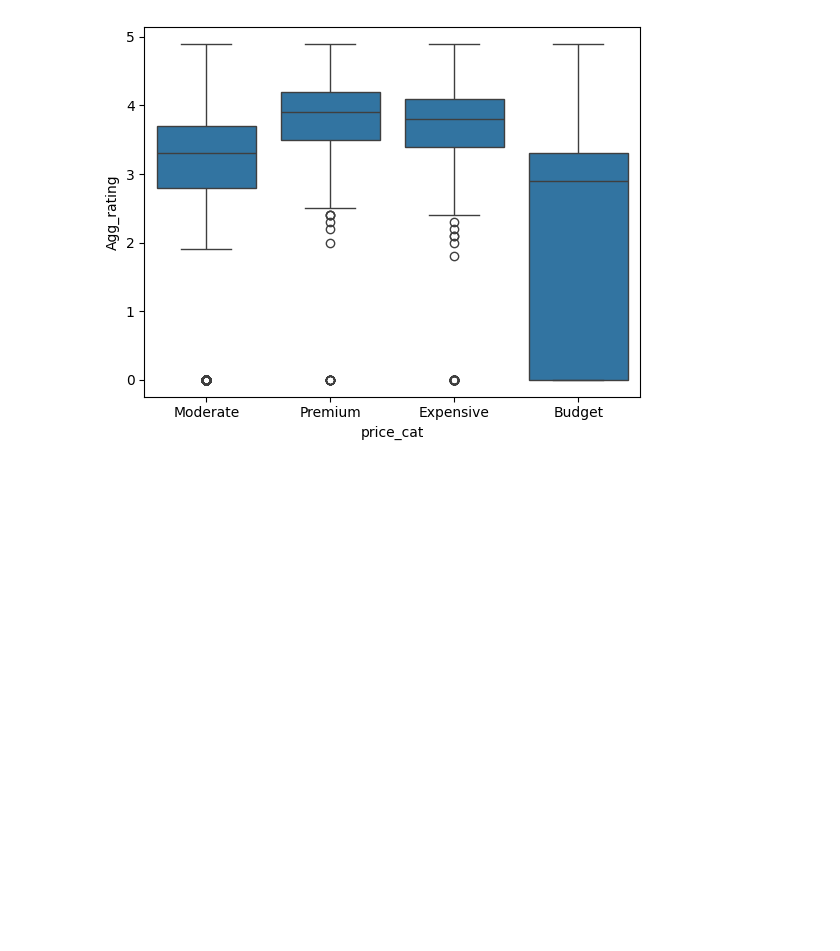
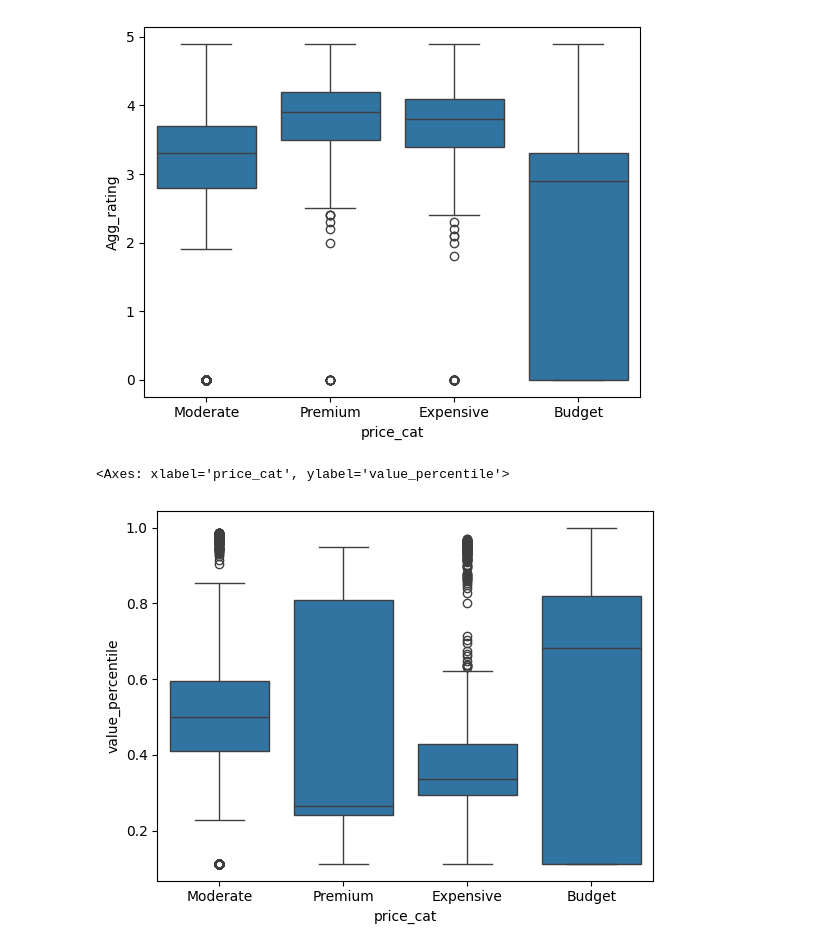
Before and after one commit to DivyeshRBhavsar/Restaurant-analysis, a Jupyter notebook: Notebooks/EDA.ipynb, the cells around one changed output. Saved outputs shown, nothing was run; the diff lists cells and outputs as text; code cells hidden in the pictures; blank space fills up the shorter version.

Commit message:
chore: Added the price category vs value percentile plot for EDA

```diff
--- a/Notebooks/EDA.ipynb
+++ b/Notebooks/EDA.ipynb
@@ -18,3 +18,8 @@ sns.boxplot(x='price_cat',y='Agg_rating',data = df)
 # %% [output]
 <Axes: xlabel='price_cat', ylabel='Agg_rating'>
 [figure]
+# %%
+sns.boxplot(x='price_cat', y='value_percentile', data=df)
+# %% [output]
+<Axes: xlabel='price_cat', ylabel='value_percentile'>
+[figure, added]
```
